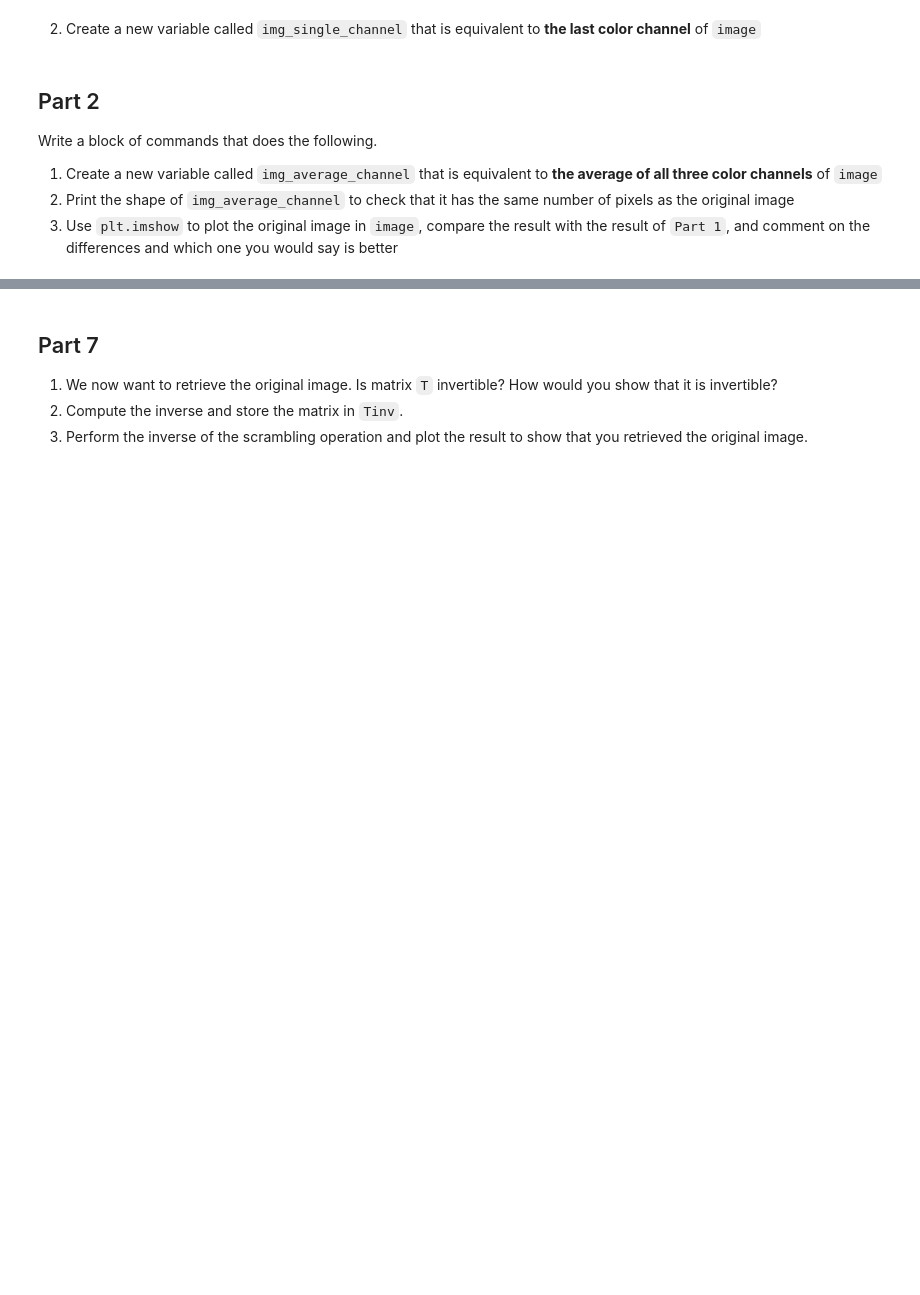
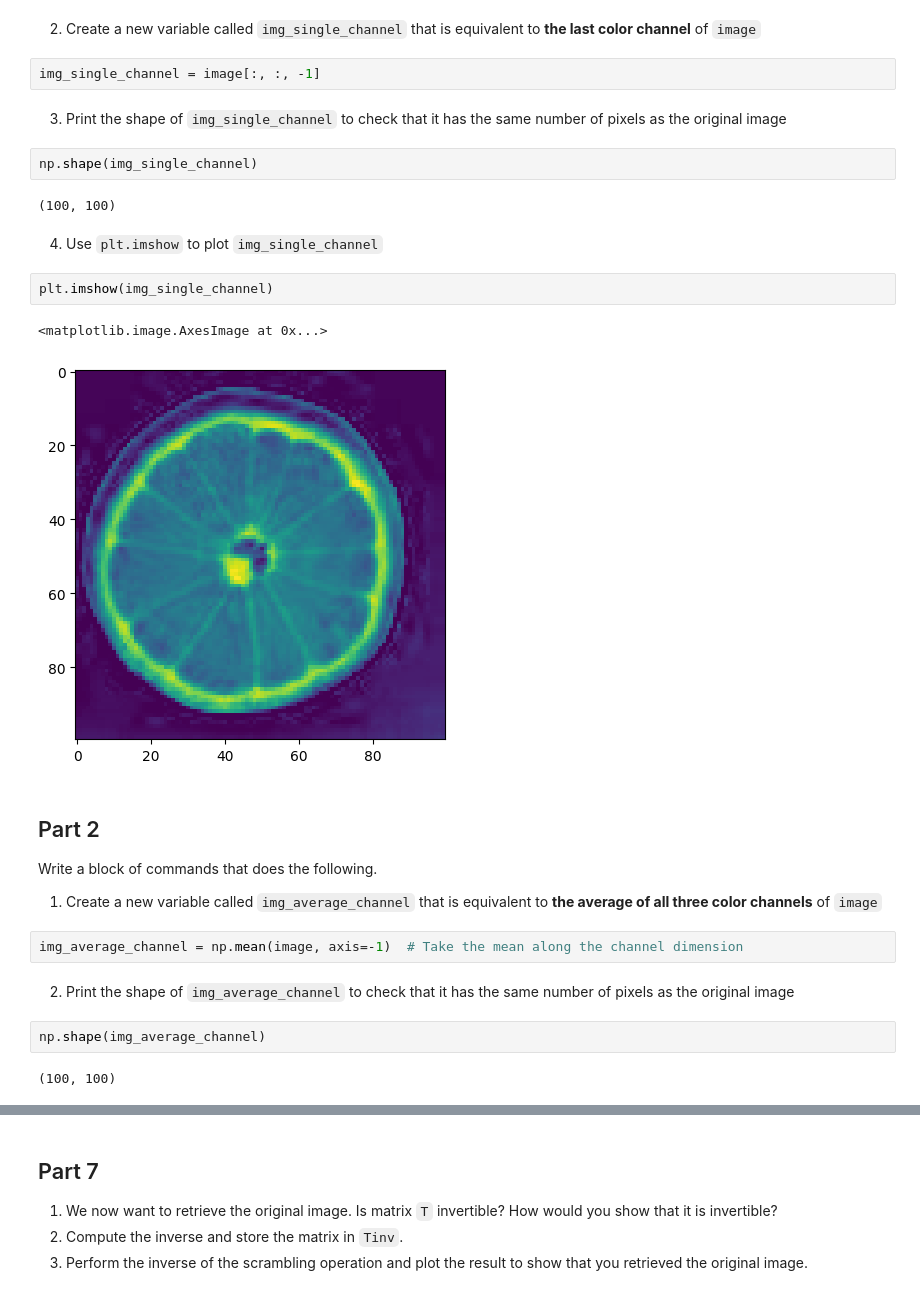
Before and after one commit to Toshou/Fall-23-APML-Public, a Jupyter notebook: Assignements/HW1/HW1.ipynb, the cells around one changed output, grey strips where cells are left out. Cells and saved outputs as stored; diff of their text form; blank space fills up the shorter version.

```diff
--- a/Assignements/HW1/HW1.ipynb
+++ b/Assignements/HW1/HW1.ipynb
@@ -37,11 +39,32 @@ np.shape(image)
 (100, 100, 3)
 # %% [markdown]
 2. Create a new variable called `img_single_channel` that is equivalent to __the last color channel__ of `image`
+# %%
+img_single_channel = image[:, :, -1]
+# %% [markdown]
+3. Print the shape of `img_single_channel` to check that it has the same number of pixels as the original image
+# %%
+np.shape(img_single_channel)
+# %% [output]
+(100, 100)
+# %% [markdown]
+4. Use `plt.imshow` to plot  `img_single_channel`
+# %%
+plt.imshow(img_single_channel)
+# %% [output]
+<matplotlib.image.AxesImage at 0x...>
+[figure, added]
 # %% [markdown]
 ## Part 2
 
 Write a block of commands that does the following.
 
 1. Create a new variable called `img_average_channel` that is equivalent to __the average of all three color channels__ of `image`
-3. Print the shape of `img_average_channel` to check that it has the same number of pixels as the original image
-4. Use `plt.imshow` to plot  the original image in `image`, compare the result with the result of `Part 1`, and comment on the differences and which one you would say is better
+# %%
+img_average_channel = np.mean(image, axis=-1)  # Take the mean along the channel dimension
+# %% [markdown]
+2. Print the shape of `img_average_channel` to check that it has the same number of pixels as the original image
+# %%
+np.shape(img_average_channel)
+# %% [output]
+(100, 100)
```
Also changed, not shown: parts of 27 cells of this notebook.
